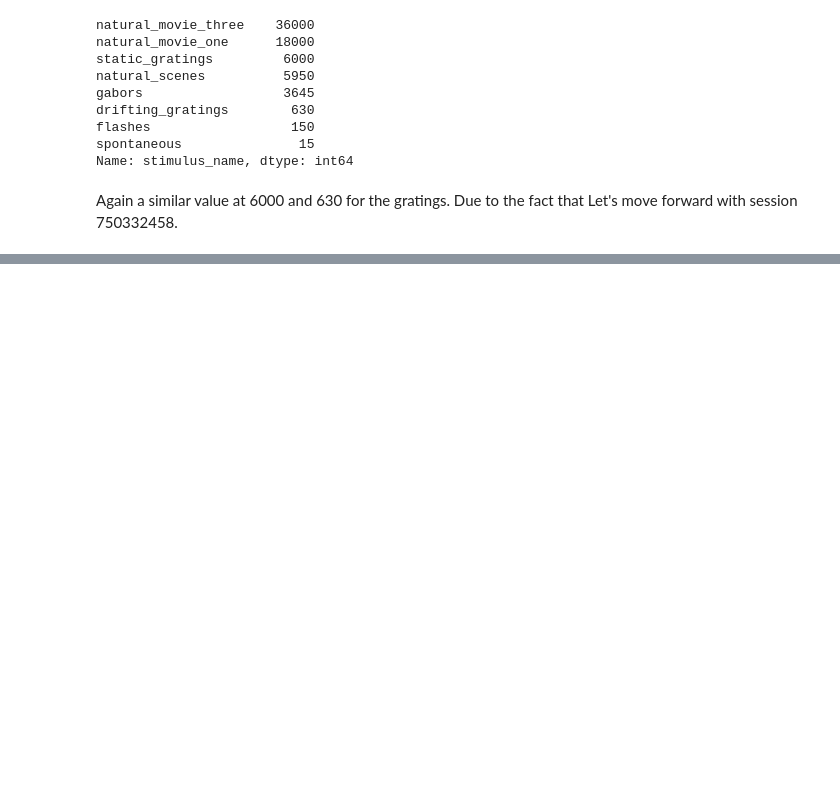
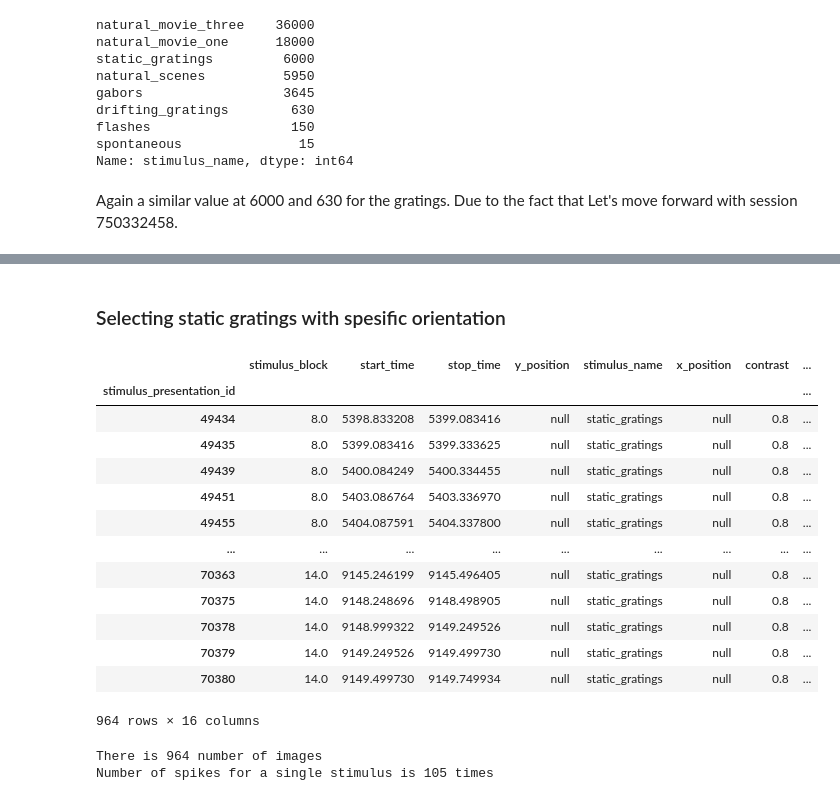
Before and after one commit to tebe-nigrelli/MMN-Group-Project, a Jupyter notebook: first.ipynb, the cells around one changed output, grey strips where cells are left out. Drawn from its saved outputs; the diff is of its cells as text; code cells hidden in the pictures; blank space fills up the shorter version.

```diff
--- a/first.ipynb
+++ b/first.ipynb
@@ -96,7 +107,7 @@ session2 = cache.get_session_data(id2)
 # %%
 print(id2)
-table2 = session2.get_stimulus_table()
-table2["stimulus_name"].value_counts()
+table = session2.get_stimulus_table()
+table["stimulus_name"].value_counts()
 # %% [output]
 750332458
 natural_movie_three    36000
@@ -114,0 +149,45 @@ Again a similar value at 6000 and 630 for the gratings. Due to the fact that Let
+# %% [markdown]
+### Selecting static gratings with spesific orientation
+# %%
+mask = (table['stimulus_name'] == 'static_gratings') & (table["orientation"] == 0.0) #change orientation as well
+
+static_gratings = table[mask]
+
+static_gratings
+# %% [output]
+|  | stimulus_block | start_time | stop_time | y_position | stimulus_name | x_position | contrast | ... |
+| stimulus_presentation_id |  |  |  |  |  |  |  | ... |
+| 49434 | 8.0 | 5398.833208 | 5399.083416 | null | static_gratings | null | 0.8 | ... |
+| 49435 | 8.0 | 5399.083416 | 5399.333625 | null | static_gratings | null | 0.8 | ... |
+| 49439 | 8.0 | 5400.084249 | 5400.334455 | null | static_gratings | null | 0.8 | ... |
+| 49451 | 8.0 | 5403.086764 | 5403.336970 | null | static_gratings | null | 0.8 | ... |
+| 49455 | 8.0 | 5404.087591 | 5404.337800 | null | static_gratings | null | 0.8 | ... |
+| ... | ... | ... | ... | ... | ... | ... | ... | ... |
+| 70363 | 14.0 | 9145.246199 | 9145.496405 | null | static_gratings | null | 0.8 | ... |
+| 70375 | 14.0 | 9148.248696 | 9148.498905 | null | static_gratings | null | 0.8 | ... |
+| 70378 | 14.0 | 9148.999322 | 9149.249526 | null | static_gratings | null | 0.8 | ... |
+| 70379 | 14.0 | 9149.249526 | 9149.499730 | null | static_gratings | null | 0.8 | ... |
+| 70380 | 14.0 | 9149.499730 | 9149.749934 | null | static_gratings | null | 0.8 | ... |
+964 rows × 16 columns
+# %%
+static_gratings_ind = static_gratings.index.values
+
+visam_ids = session2.units[session2.units["ecephys_structure_acronym"] == "VISam"].index.values #not used yet
+
+
+spike_times_static = session2.presentationwise_spike_times(
+    stimulus_presentation_ids=static_gratings_ind,
+    unit_ids =visam_ids
+)
+
+n = spike_times_static["stimulus_presentation_id"].nunique()
+print(f"There is {n} number of images")
+
+first_id = spike_times_static["stimulus_presentation_id"].iloc[0]
+
+no_spikes = len(spike_times_static[spike_times_static["stimulus_presentation_id"] ==first_id])
+
+print(f"Number of spikes for a single stimulus is {no_spikes} times")
+# %% [output]
+There is 964 number of images
+Number of spikes for a single stimulus is 105 times
```
Also changed, not shown: parts of 14 cells of this notebook, 1 other file.
